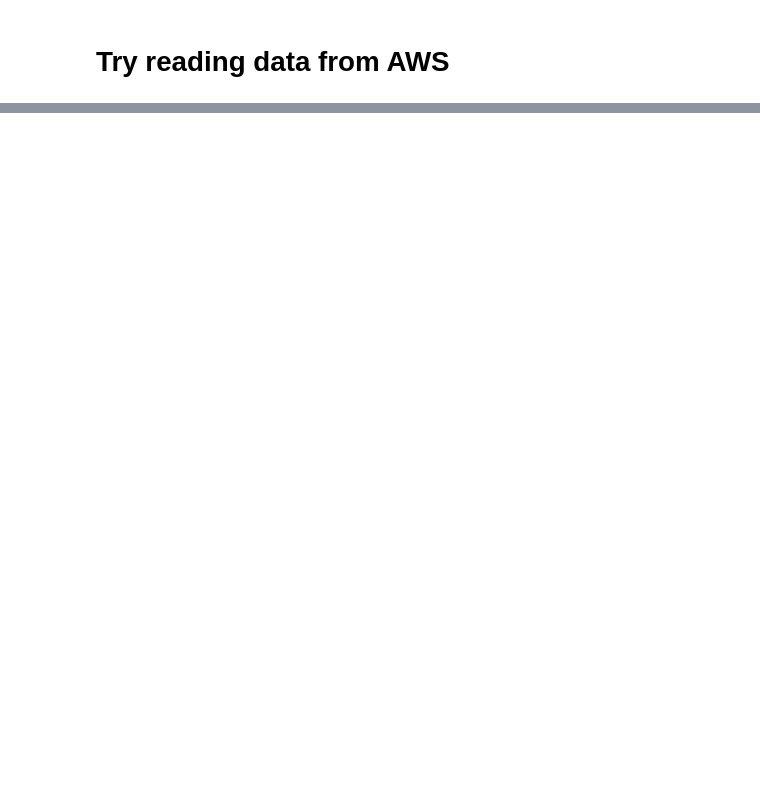
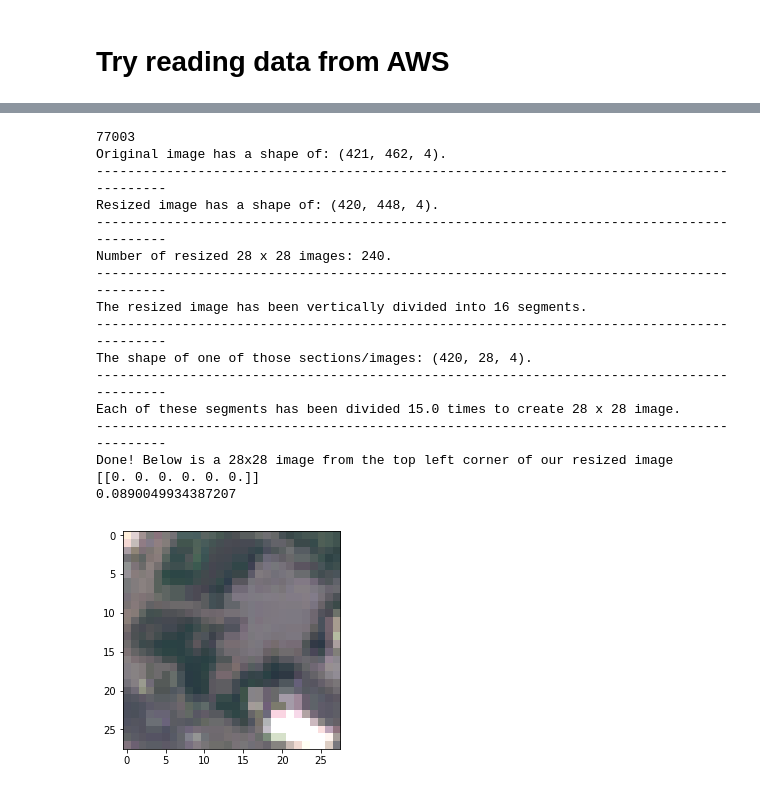
Before and after one commit to ziangzhang10/satellite-data-machine-learning, a Jupyter notebook: test-notebooks/get_data_by_zip_code.ipynb, the cells around one changed output, grey strips where cells are left out. Saved outputs shown, nothing was run; the diff lists cells and outputs as text; code cells hidden in the pictures; blank space fills up the shorter version.

```diff
--- a/test-notebooks/get_data_by_zip_code.ipynb
+++ b/test-notebooks/get_data_by_zip_code.ipynb
@@ -2394,0 +2371,5 @@ ReadTimeoutError: Read timeout on endpoint URL: "None"
+# %%
+ # Load the model
+from keras.models import load_model
+filepath = os.path.join("..", "models", "deep_learning_sat6_cnn.h5")
+image_model = load_model(filepath)
@@ -2394,0 +2429,45 @@ ReadTimeoutError: Read timeout on endpoint URL: "None"
+# %%
+# Looping over all the zipcodes
+start_time = time.time()
+for feature in zipcodes['features'][0:1]:
+    properties = feature['properties']
+    zipcode = properties['ZIP']
+    print(zipcode)
+    # Get data
+    file_path = os.path.join("..", "input_data", "zip_" + str(zipcode) + "_4bands.npy")
+    inp_array = np.load(file_path)
+    #print(np.shape(inp_array))
+    # Cut image
+    cut_array = crp(inp_array)
+    #print(np.shape(cut_array))
+    # Scale image
+    # Which I think is the most important part
+    # but we'll test it later
+    # Apply model to learn
+    for block in cut_array[1:2]:
+        x = block.reshape((-1, 28, 28, 4))
+        norm_x = norm_image(x, 2.5)
+        plt.imshow(norm_x[-1][:,:,0:3])
+        #print(x)
+        y = image_model.predict(norm_x).round()
+        print(y)
+end_time = time.time()
+print(end_time-start_time) # took 7 seconds (if you just load)
+# %% [output]
+77003
+Original image has a shape of: (421, 462, 4).
+------------------------------------------------------------------------------------------
+Resized image has a shape of: (420, 448, 4).
+------------------------------------------------------------------------------------------
+Number of resized 28 x 28 images: 240.
+------------------------------------------------------------------------------------------
+The resized image has been vertically divided into 16 segments.
+------------------------------------------------------------------------------------------
+The shape of one of those sections/images: (420, 28, 4).
+------------------------------------------------------------------------------------------
+Each of these segments has been divided 15.0 times to create 28 x 28 image.
+------------------------------------------------------------------------------------------
+Done! Below is a 28x28 image from the top left corner of our resized image
+[[0. 0. 0. 0. 0. 0.]]
+0.0890049934387207
+[figure, added]
```
Also changed, not shown: parts of 25 cells of this notebook, 1 other file.
